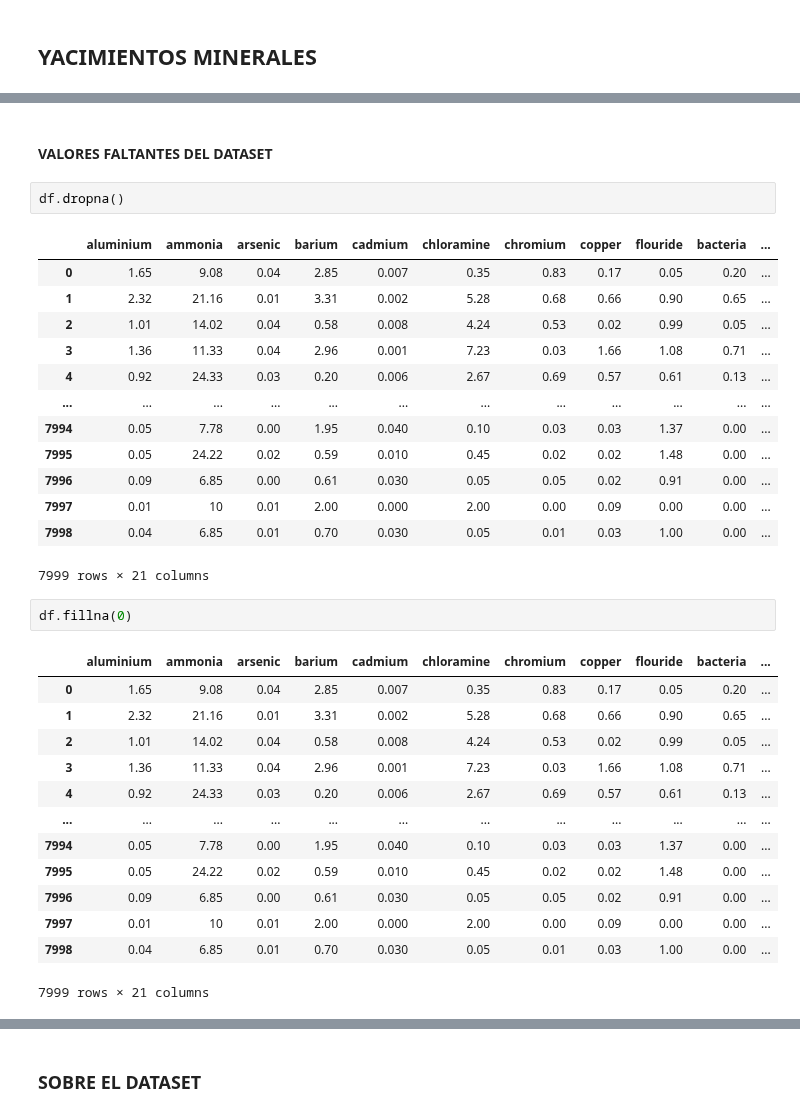
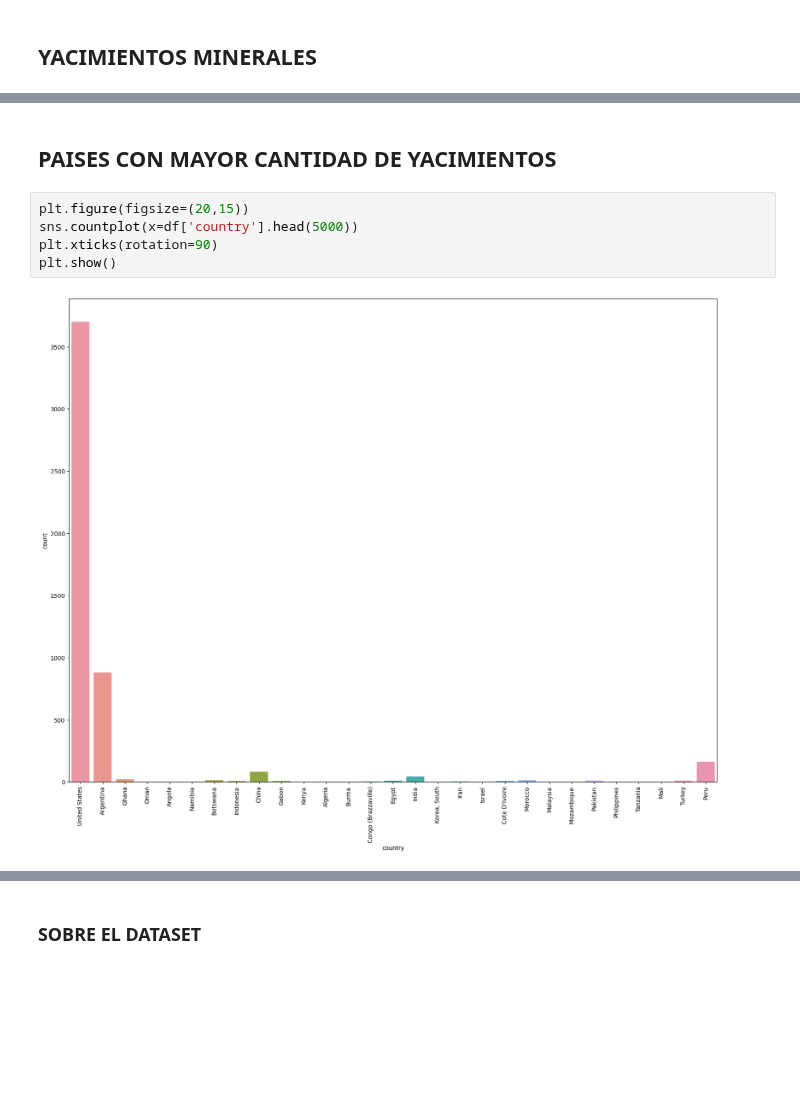
Before and after one commit to FacundoCardozo5/CoderHouse_CH-32845, a Jupyter notebook: notebooks/ProyectoDS_ParteI_Cardozo.ipynb, the cells around one changed output, grey strips where cells are left out. Saved outputs shown, nothing was run; the diff lists cells and outputs as text; blank space fills up the shorter version.

```diff
--- a/notebooks/ProyectoDS_ParteI_Cardozo.ipynb
+++ b/notebooks/ProyectoDS_ParteI_Cardozo.ipynb
@@ -90,34 +102,9 @@ df.sample(20)
-# %% [markdown]
-#### VALORES FALTANTES DEL DATASET
-# %%
-df.dropna()
-# %% [output]
-|  | aluminium | ammonia | arsenic | barium | cadmium | chloramine | chromium | copper | flouride | bacteria | ... |
-| 0 | 1.65 | 9.08 | 0.04 | 2.85 | 0.007 | 0.35 | 0.83 | 0.17 | 0.05 | 0.20 | ... |
-| 1 | 2.32 | 21.16 | 0.01 | 3.31 | 0.002 | 5.28 | 0.68 | 0.66 | 0.90 | 0.65 | ... |
-| 2 | 1.01 | 14.02 | 0.04 | 0.58 | 0.008 | 4.24 | 0.53 | 0.02 | 0.99 | 0.05 | ... |
-| 3 | 1.36 | 11.33 | 0.04 | 2.96 | 0.001 | 7.23 | 0.03 | 1.66 | 1.08 | 0.71 | ... |
-| 4 | 0.92 | 24.33 | 0.03 | 0.20 | 0.006 | 2.67 | 0.69 | 0.57 | 0.61 | 0.13 | ... |
-| ... | ... | ... | ... | ... | ... | ... | ... | ... | ... | ... | ... |
-| 7994 | 0.05 | 7.78 | 0.00 | 1.95 | 0.040 | 0.10 | 0.03 | 0.03 | 1.37 | 0.00 | ... |
-| 7995 | 0.05 | 24.22 | 0.02 | 0.59 | 0.010 | 0.45 | 0.02 | 0.02 | 1.48 | 0.00 | ... |
-| 7996 | 0.09 | 6.85 | 0.00 | 0.61 | 0.030 | 0.05 | 0.05 | 0.02 | 0.91 | 0.00 | ... |
-| 7997 | 0.01 | 10 | 0.01 | 2.00 | 0.000 | 2.00 | 0.00 | 0.09 | 0.00 | 0.00 | ... |
-| 7998 | 0.04 | 6.85 | 0.01 | 0.70 | 0.030 | 0.05 | 0.01 | 0.03 | 1.00 | 0.00 | ... |
-7999 rows × 21 columns
-# %%
-df.fillna(0)
-# %% [output]
-|  | aluminium | ammonia | arsenic | barium | cadmium | chloramine | chromium | copper | flouride | bacteria | ... |
-| 0 | 1.65 | 9.08 | 0.04 | 2.85 | 0.007 | 0.35 | 0.83 | 0.17 | 0.05 | 0.20 | ... |
-| 1 | 2.32 | 21.16 | 0.01 | 3.31 | 0.002 | 5.28 | 0.68 | 0.66 | 0.90 | 0.65 | ... |
-| 2 | 1.01 | 14.02 | 0.04 | 0.58 | 0.008 | 4.24 | 0.53 | 0.02 | 0.99 | 0.05 | ... |
-| 3 | 1.36 | 11.33 | 0.04 | 2.96 | 0.001 | 7.23 | 0.03 | 1.66 | 1.08 | 0.71 | ... |
-| 4 | 0.92 | 24.33 | 0.03 | 0.20 | 0.006 | 2.67 | 0.69 | 0.57 | 0.61 | 0.13 | ... |
-| ... | ... | ... | ... | ... | ... | ... | ... | ... | ... | ... | ... |
-| 7994 | 0.05 | 7.78 | 0.00 | 1.95 | 0.040 | 0.10 | 0.03 | 0.03 | 1.37 | 0.00 | ... |
-| 7995 | 0.05 | 24.22 | 0.02 | 0.59 | 0.010 | 0.45 | 0.02 | 0.02 | 1.48 | 0.00 | ... |
-| 7996 | 0.09 | 6.85 | 0.00 | 0.61 | 0.030 | 0.05 | 0.05 | 0.02 | 0.91 | 0.00 | ... |
-| 7997 | 0.01 | 10 | 0.01 | 2.00 | 0.000 | 2.00 | 0.00 | 0.09 | 0.00 | 0.00 | ... |
-| 7998 | 0.04 | 6.85 | 0.01 | 0.70 | 0.030 | 0.05 | 0.01 | 0.03 | 1.00 | 0.00 | ... |
-7999 rows × 21 columns
+# %% [markdown]
+## PAISES CON MAYOR CANTIDAD DE YACIMIENTOS
+# %%
+plt.figure(figsize=(20,15))
+sns.countplot(x=df['country'].head(5000))
+plt.xticks(rotation=90)
+plt.show()
+# %% [output]
+[figure, added]
```
Also changed, not shown: parts of 10 cells of this notebook, 1 other file.
